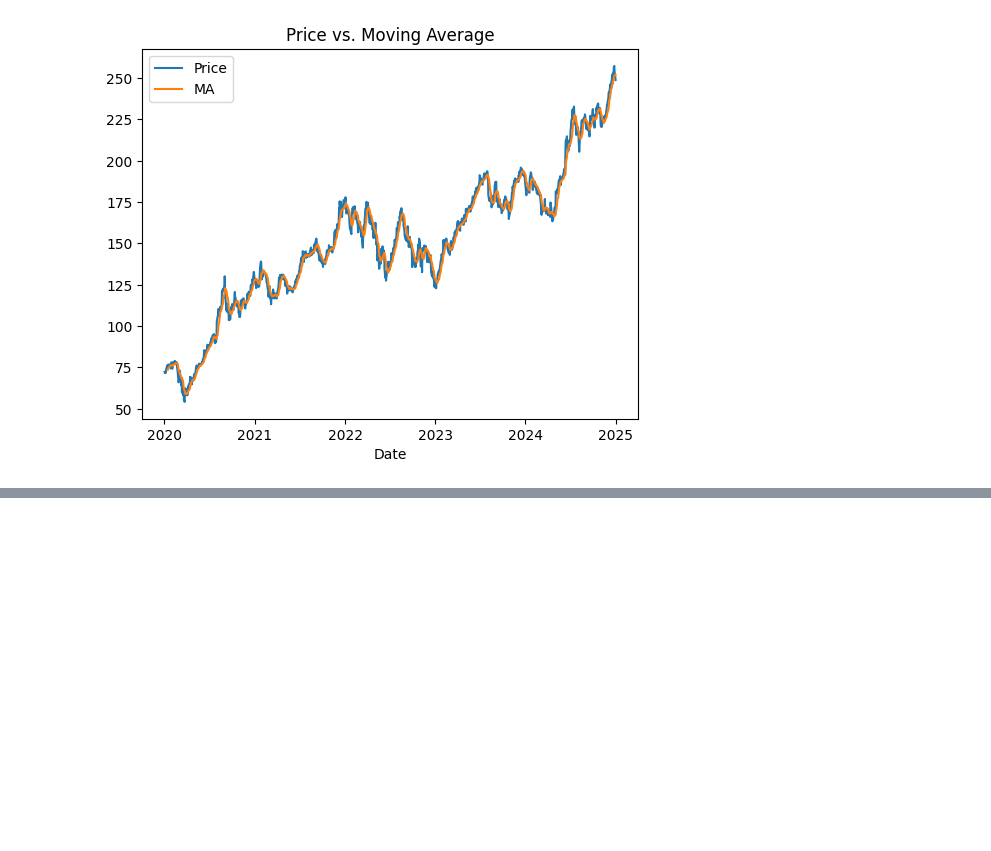
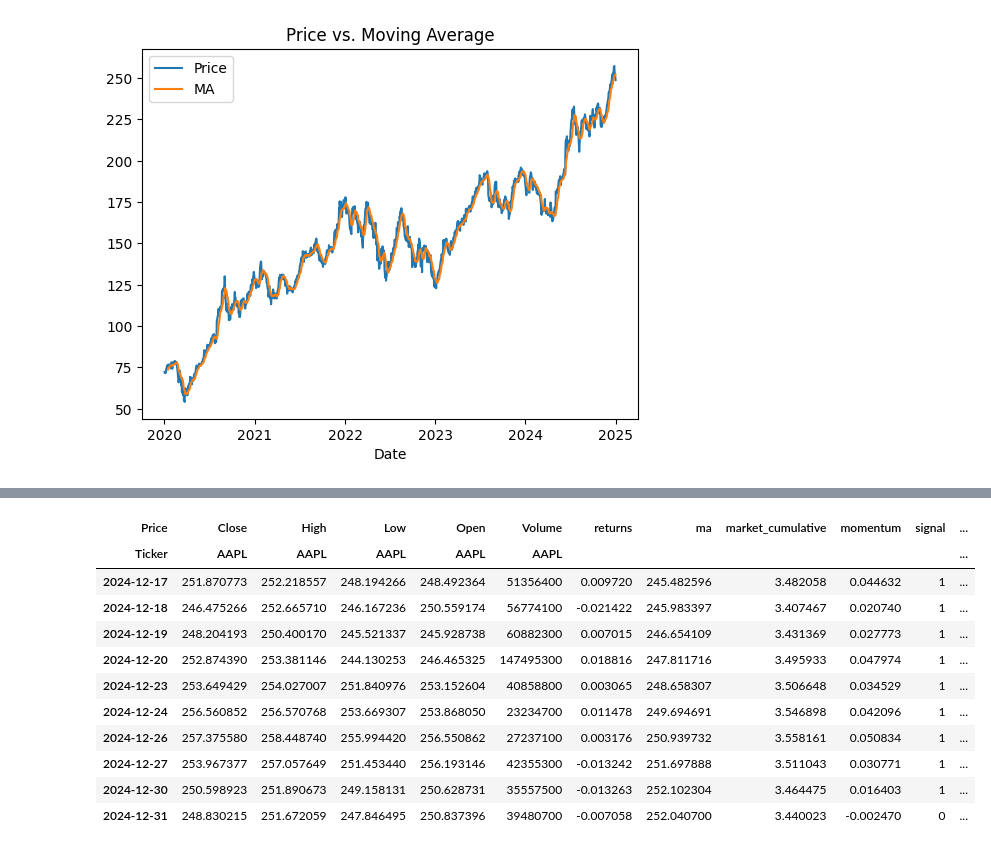
Before and after one commit to noelpdlt/quant-research-system, a Jupyter notebook: notebooks/financialdatatest1.ipynb, the cells around one changed output, grey strips where cells are left out. Drawn from its saved outputs; the diff is of its cells as text; code cells hidden in the pictures; blank space fills up the shorter version.

```diff
--- a/notebooks/financialdatatest1.ipynb
+++ b/notebooks/financialdatatest1.ipynb
@@ -76,0 +149,16 @@ plt.show()
+# %%
+df = backtest(df)
+df.tail(10)
+# %% [output]
+| Price | Close | High | Low | Open | Volume | returns | ma | market_cumulative | momentum | signal | ... |
+| Ticker | AAPL | AAPL | AAPL | AAPL | AAPL |  |  |  |  |  | ... |
+| 2024-12-17 | 251.870773 | 252.218557 | 248.194266 | 248.492364 | 51356400 | 0.009720 | 245.482596 | 3.482058 | 0.044632 | 1 | ... |
+| 2024-12-18 | 246.475266 | 252.665710 | 246.167236 | 250.559174 | 56774100 | -0.021422 | 245.983397 | 3.407467 | 0.020740 | 1 | ... |
+| 2024-12-19 | 248.204193 | 250.400170 | 245.521337 | 245.928738 | 60882300 | 0.007015 | 246.654109 | 3.431369 | 0.027773 | 1 | ... |
+| 2024-12-20 | 252.874390 | 253.381146 | 244.130253 | 246.465325 | 147495300 | 0.018816 | 247.811716 | 3.495933 | 0.047974 | 1 | ... |
+| 2024-12-23 | 253.649429 | 254.027007 | 251.840976 | 253.152604 | 40858800 | 0.003065 | 248.658307 | 3.506648 | 0.034529 | 1 | ... |
+| 2024-12-24 | 256.560852 | 256.570768 | 253.669307 | 253.868050 | 23234700 | 0.011478 | 249.694691 | 3.546898 | 0.042096 | 1 | ... |
+| 2024-12-26 | 257.375580 | 258.448740 | 255.994420 | 256.550862 | 27237100 | 0.003176 | 250.939732 | 3.558161 | 0.050834 | 1 | ... |
+| 2024-12-27 | 253.967377 | 257.057649 | 251.453440 | 256.193146 | 42355300 | -0.013242 | 251.697888 | 3.511043 | 0.030771 | 1 | ... |
+| 2024-12-30 | 250.598923 | 251.890673 | 249.158131 | 250.628731 | 35557500 | -0.013263 | 252.102304 | 3.464475 | 0.016403 | 1 | ... |
+| 2024-12-31 | 248.830215 | 251.672059 | 247.846495 | 250.837396 | 39480700 | -0.007058 | 252.040700 | 3.440023 | -0.002470 | 0 | ... |
```
Also changed, not shown: parts of 14 cells of this notebook, 4 other files.
